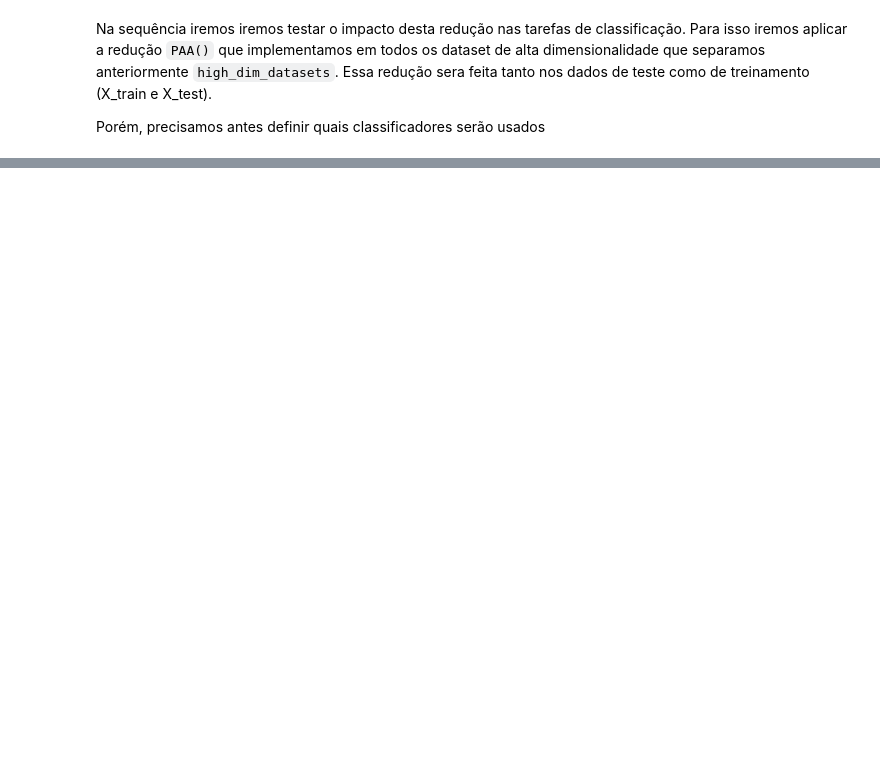
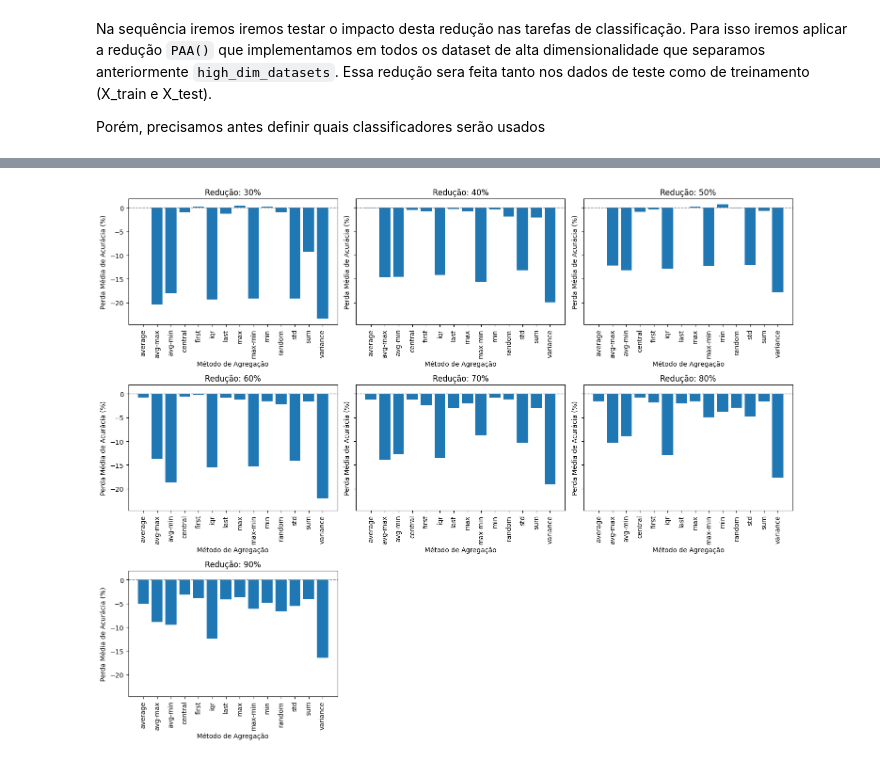
Before and after one commit to MoroFernando/time-series-dimensionality-reduction, a Jupyter notebook: main.ipynb, the cells around one changed output, grey strips where cells are left out. Saved outputs shown, nothing was run; the diff lists cells and outputs as text; code cells hidden in the pictures; blank space fills up the shorter version.

```diff
--- a/main.ipynb
+++ b/main.ipynb
@@ -387,19 +366,0 @@ results.head()
-# %%
-# Seleciona os resultados para reduction_percent == 0.5 e calcula a média da diferença de acurácia por agregação
-# Plota o gráfico para cada percentual de redução utilizado
-for rate in reduction_rates:
-    agg_mean = (
-        results[results['reduction_percent'] == rate]
-        .groupby('aggregation')['acc_diff_percent']
-        .mean()
-        .abs()
-        .sort_values(ascending=True)
-    )
-
-    plt.figure(figsize=(10, 4))
-    plt.bar(agg_mean.index, agg_mean.values)
-    plt.xticks(rotation=45)
-    plt.ylabel('Média da Diferença de Acurácia (%)')
-    plt.title(f'Impacto da Redução ({int(rate*100)}%) por Função de Agregação')
-    plt.tight_layout()
-    plt.show()
@@ -409,0 +381,33 @@ for rate in reduction_rates:
+# %%
+# Calcula a média de perda de acurácia por método de agregação para cada percentual de redução
+mean_loss = results.groupby(['reduction_percent', 'aggregation'])['acc_diff_percent'].mean().reset_index()
+
+# Plota um gráfico para cada percentual de redução, com no máximo 4 colunas por linha
+unique_rates = sorted(mean_loss['reduction_percent'].unique())
+n_cols = min(4, len(unique_rates))
+n_rows = int(np.ceil(len(unique_rates) / n_cols))
+fig, axes = plt.subplots(n_rows := int(np.ceil(len(unique_rates) / 3)), n_cols := min(3, len(unique_rates)), figsize=(5 * n_cols, 4 * n_rows), sharey=True)
+
+# Garante que axes seja sempre 2D para facilitar o acesso
+axes = np.array(axes).reshape(n_rows, n_cols)
+
+for idx, rate in enumerate(unique_rates):
+    row, col = divmod(idx, n_cols)
+    ax = axes[row, col]
+    data = mean_loss[mean_loss['reduction_percent'] == rate]
+    ax.bar(data['aggregation'], data['acc_diff_percent'])
+    ax.set_title(f'Redução: {int(rate*100)}%')
+    ax.set_xlabel('Método de Agregação')
+    ax.set_ylabel('Perda Média de Acurácia (%)')
+    ax.tick_params(axis='x', rotation=90)
+    ax.axhline(0, color='gray', linestyle='--', linewidth=1)
+
+# Remove subplots vazios
+for idx in range(len(unique_rates), n_rows * n_cols):
+    row, col = divmod(idx, n_cols)
+    fig.delaxes(axes[row, col])
+
+plt.tight_layout()
+plt.show()
+# %% [output]
+[figure, added]
```
Also changed, not shown: parts of 12 cells of this notebook, 1 other file.
